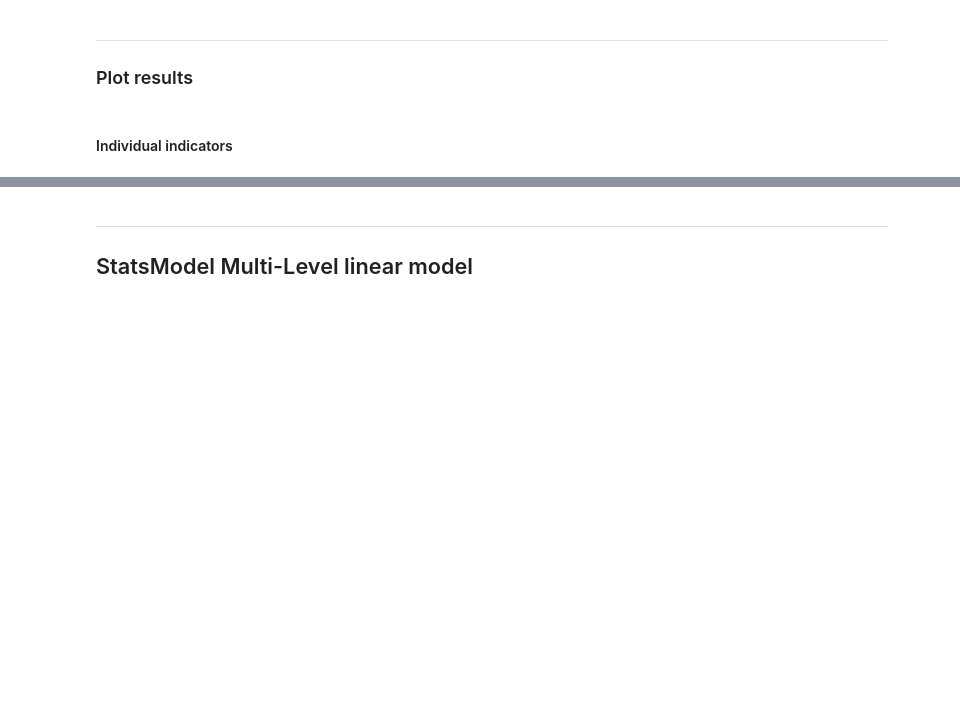
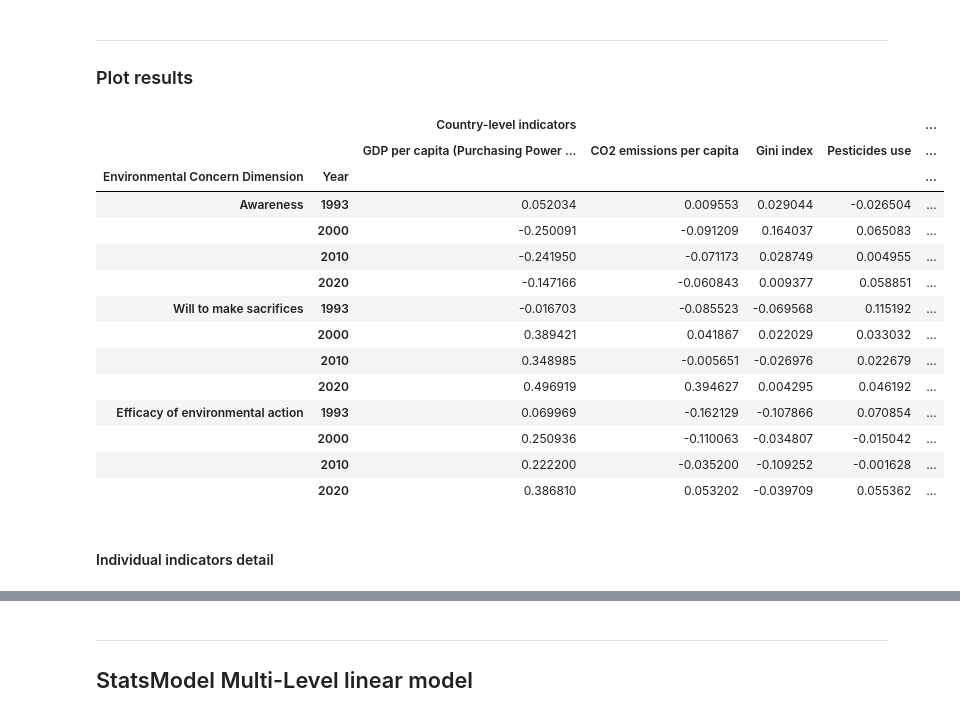
Before and after one commit to EdoardoTronconi/TesiMagistrale, a Jupyter notebook: Notebooks/PredictiveIndicators.ipynb, the cells around one changed output, grey strips where cells are left out. Cells and saved outputs as stored; diff of their text form; code cells hidden in the pictures; blank space fills up the shorter version.

```diff
--- a/Notebooks/PredictiveIndicators.ipynb
+++ b/Notebooks/PredictiveIndicators.ipynb
@@ -964,3 +422,40 @@ def style_dataframe(data):
+# %%
+data_countrywide = predictive_indicators_macro_tensorflowModel.loc[:,"Indicators"]
+data_indiv = predictive_indicators_individual_tensorflowModel.loc[:,"Indicators"].groupby(["Environmental Concern Dimension", "Year"]).mean()
+data_metrics = predictive_indicators_macro_tensorflowModel.loc[:,"Loss"]
+data = pd.concat([data_countrywide, data_indiv, data_metrics], keys=["Country-level indicators", "Individual indicators", "Metrics"], axis=1)
+del(data_countrywide, data_indiv, data_metrics)
+
+data1 = cluster_dataframe(data.loc[:, ("Country-level indicators", slice(None))], row_cluster=False)
+#data2 = cluster_dataframe(data.loc[:, ("Individual indicators", slice(None))], row_cluster=False)
+
+#what do you want to plot?
+#all
+cols = [*data1.columns, *data2.columns, *data.loc[:,["Metrics"]].columns]
+#country-level only
+#cols = [*data1.columns, *data.loc[:,["Metrics"]].columns]
+#individual only
+#cols = [*data2.columns, *data.loc[:,["Metrics"]].columns]
+
+#print(style_dataframe_tensorflow(data.loc[:,cols]).to_latex(convert_css=True).replace("\color[HTML]{000000}",""))
+
+style_dataframe_tensorflow(data.loc[:,cols])
+# %% [output]
+|  |  | Country-level indicators |  |  |  | ... |
+|  |  | GDP per capita (Purchasing Power ... | CO2 emissions per capita | Gini index | Pesticides use | ... |
+| Environmental Concern Dimension | Year |  |  |  |  | ... |
+| Awareness | 1993 | 0.052034 | 0.009553 | 0.029044 | -0.026504 | ... |
+|  | 2000 | -0.250091 | -0.091209 | 0.164037 | 0.065083 | ... |
+|  | 2010 | -0.241950 | -0.071173 | 0.028749 | 0.004955 | ... |
+|  | 2020 | -0.147166 | -0.060843 | 0.009377 | 0.058851 | ... |
+| Will to make sacrifices | 1993 | -0.016703 | -0.085523 | -0.069568 | 0.115192 | ... |
+|  | 2000 | 0.389421 | 0.041867 | 0.022029 | 0.033032 | ... |
+|  | 2010 | 0.348985 | -0.005651 | -0.026976 | 0.022679 | ... |
+|  | 2020 | 0.496919 | 0.394627 | 0.004295 | 0.046192 | ... |
+| Efficacy of environmental action | 1993 | 0.069969 | -0.162129 | -0.107866 | 0.070854 | ... |
+|  | 2000 | 0.250936 | -0.110063 | -0.034807 | -0.015042 | ... |
+|  | 2010 | 0.222200 | -0.035200 | -0.109252 | -0.001628 | ... |
+|  | 2020 | 0.386810 | 0.053202 | -0.039709 | 0.055362 | ... |
 # %% [markdown]
-#### Individual indicators
+#### Individual indicators detail
 # %%
```
Also changed, not shown: parts of 51 cells of this notebook, 32 other files.
